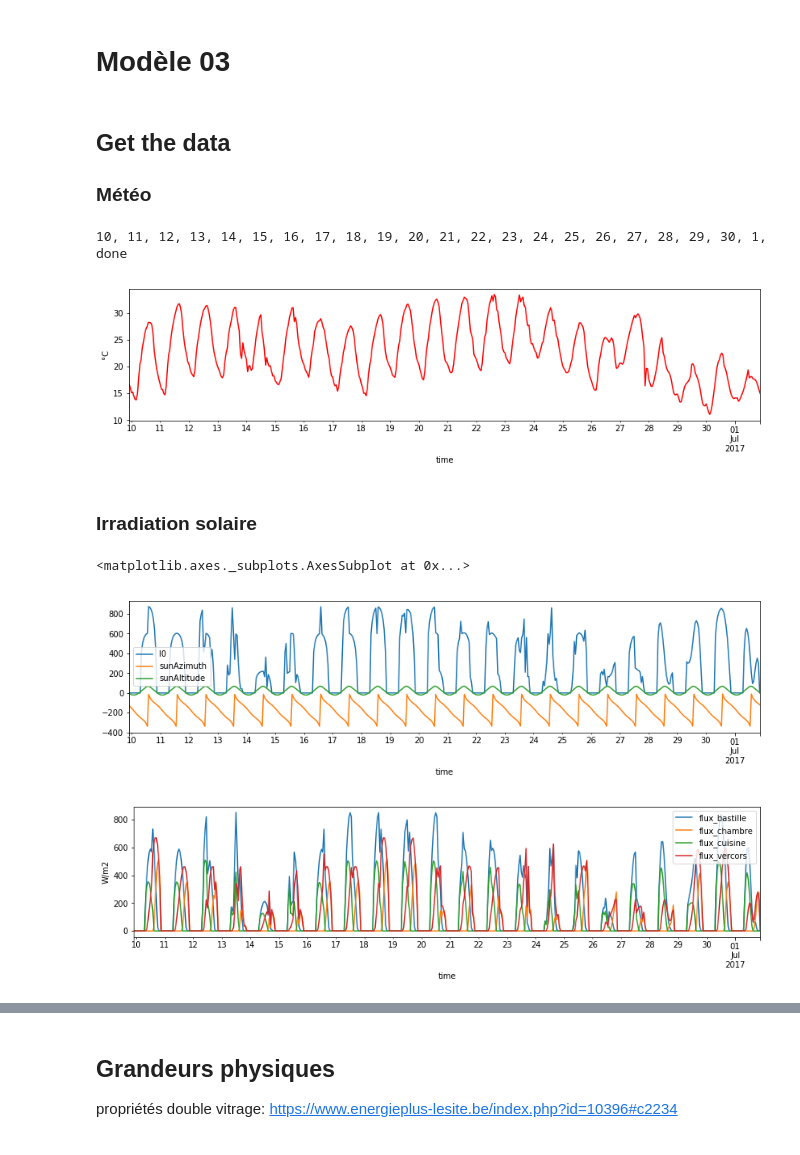
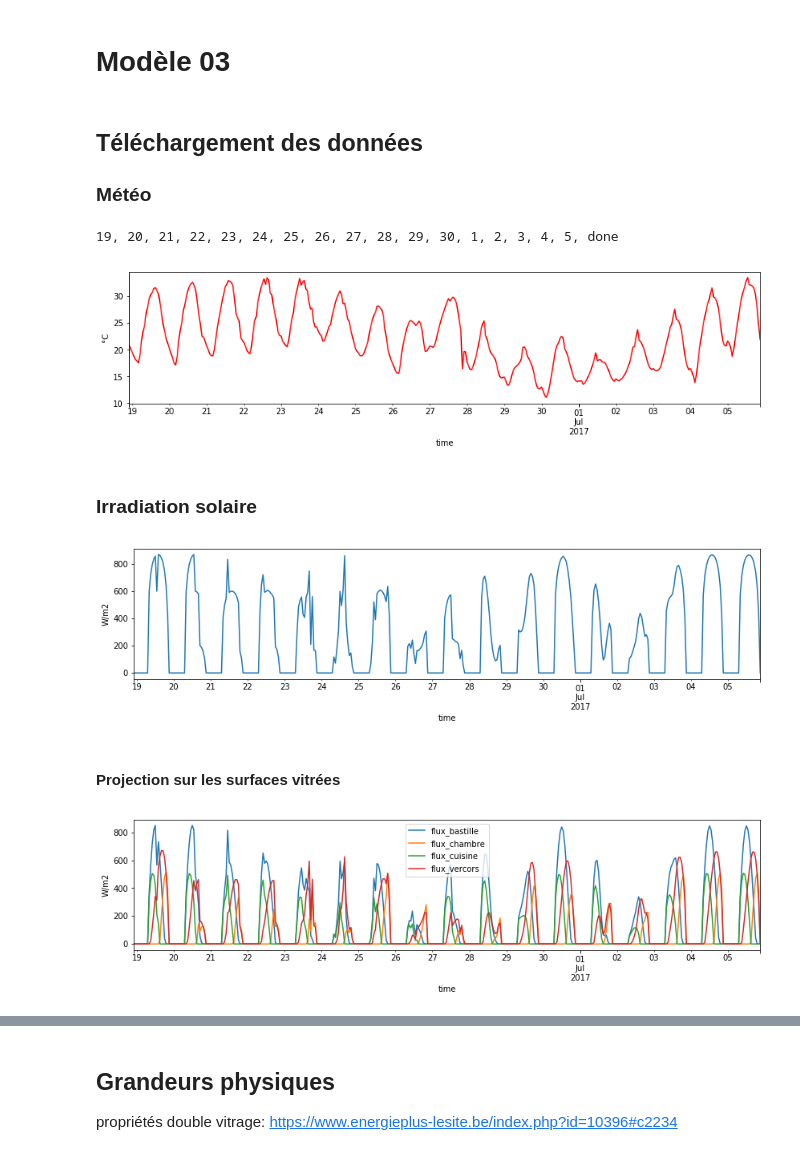
Before and after one commit to xdze2/thermique_appart, a Jupyter notebook: Model03.ipynb, the cells around one changed output, grey strips where cells are left out. Drawn from its saved outputs; the diff is of its cells as text; code cells hidden in the pictures.

```diff
--- a/Model03.ipynb
+++ b/Model03.ipynb
@@ -15,32 +15,33 @@ import emoncmsfeed as getfeeds
 %autoreload 2
 # %% [markdown]
 # Modèle 03
-# %% [markdown]
-## Get the data
-
-### Météo
+# %% [markdown]
+## Téléchargement des données
+
+### Météo
 # %%
 coords_grenoble = (45.1973288, 5.7139923) #(45.1973288, 5.7103223)
 
-startday, lastday = pd.to_datetime('10/06/2017', format='%d/%m/%Y'), pd.to_datetime('now')
+startday, lastday = pd.to_datetime('19/06/2017', format='%d/%m/%Y'), pd.to_datetime('now')
 # %%
 # download the data:
 weatherdata = wf.buildmultidayDF(startday, lastday, coords_grenoble )
 # %% [output]
-10, 11, 12, 13, 14, 15, 16, 17, 18, 19, 20, 21, 22, 23, 24, 25, 26, 27, 28, 29, 30, 1, done
+19, 20, 21, 22, 23, 24, 25, 26, 27, 28, 29, 30, 1, 2, 3, 4, 5, done
 # %%
 weatherdata['temperature'].plot(figsize=(14, 3), color='r' );  plt.ylabel('°C');
 # %% [output]
-[figure, old version]
+[figure, new version]
 # %% [markdown]
 ### Irradiation solaire
 # %%
 sundata = sun.buildmultidayDF( coords_grenoble, weatherdata.index, cloudCover = weatherdata['cloudCover']  )
 # %%
-sundata.plot(figsize=(14, 3))
+sundata['I0'].plot(figsize=(14, 3));  plt.ylabel('W/m2');
 # %% [output]
-<matplotlib.axes._subplots.AxesSubplot at 0x...>
-[figure, old version]
+[figure, new version]
+# %% [markdown]
+#### Projection sur les surfaces vitrées
 # %%
 sigma = 37  # deg, angle du toit
 phi_C = 50  # deg, azimuth du toit
@@ -54,4 +55,4 @@ sunFlux = pd.DataFrame( sunFlux_dict )
 # %%
 sunFlux.plot(figsize=(14, 3)); plt.ylabel('W/m2');
 # %% [output]
-[figure, old version]
+[figure, new version]
```
Also changed, not shown: parts of 49 cells of this notebook, 1 other file.
